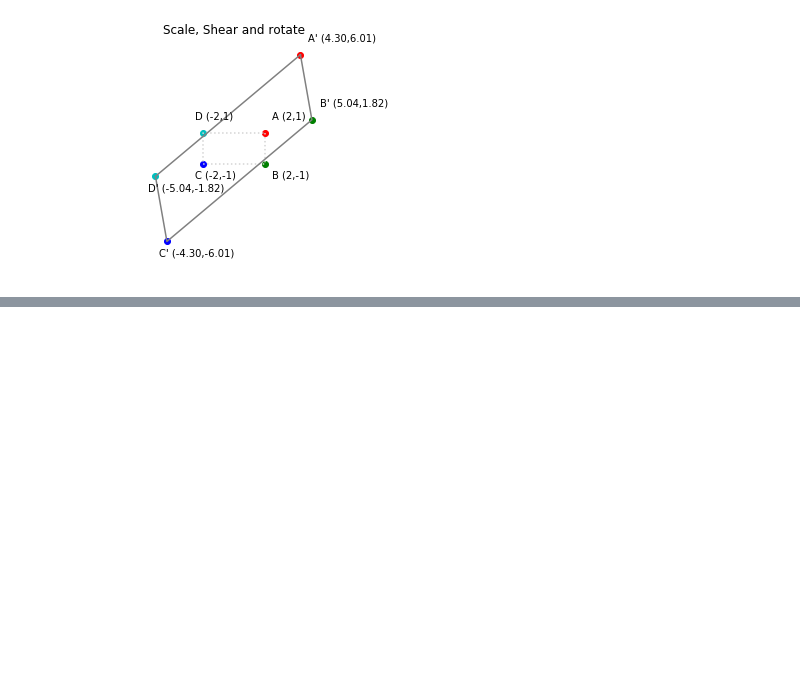
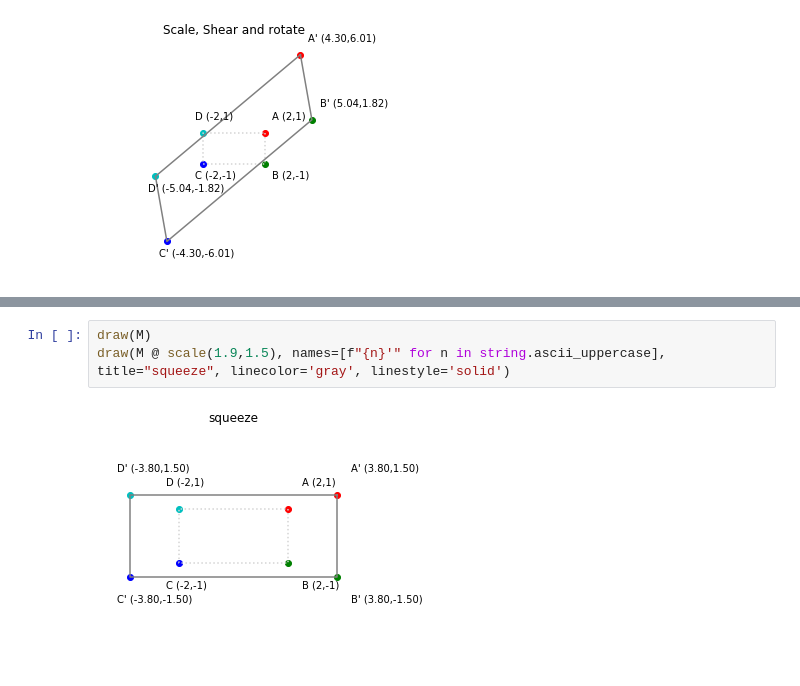
Before and after one commit to vinayshanbhag/math, a Jupyter notebook: Affine_Transformations.ipynb, the cells around one changed output, grey strips where cells are left out. Saved outputs shown, nothing was run; the diff lists cells and outputs as text; blank space fills up the shorter version.

```diff
--- a/Affine_Transformations.ipynb
+++ b/Affine_Transformations.ipynb
@@ -212,0 +222,5 @@ draw(M @ Z, names=[f"{n}'" for n in string.ascii_uppercase], title="Scale, Shear
+# %%
+draw(M)
+draw(M @ scale(1.9,1.5), names=[f"{n}'" for n in string.ascii_uppercase], title="squeeze", linecolor='gray', linestyle='solid')
+# %% [output]
+[figure, added]
```
Also changed, not shown: parts of 7 cells of this notebook.
